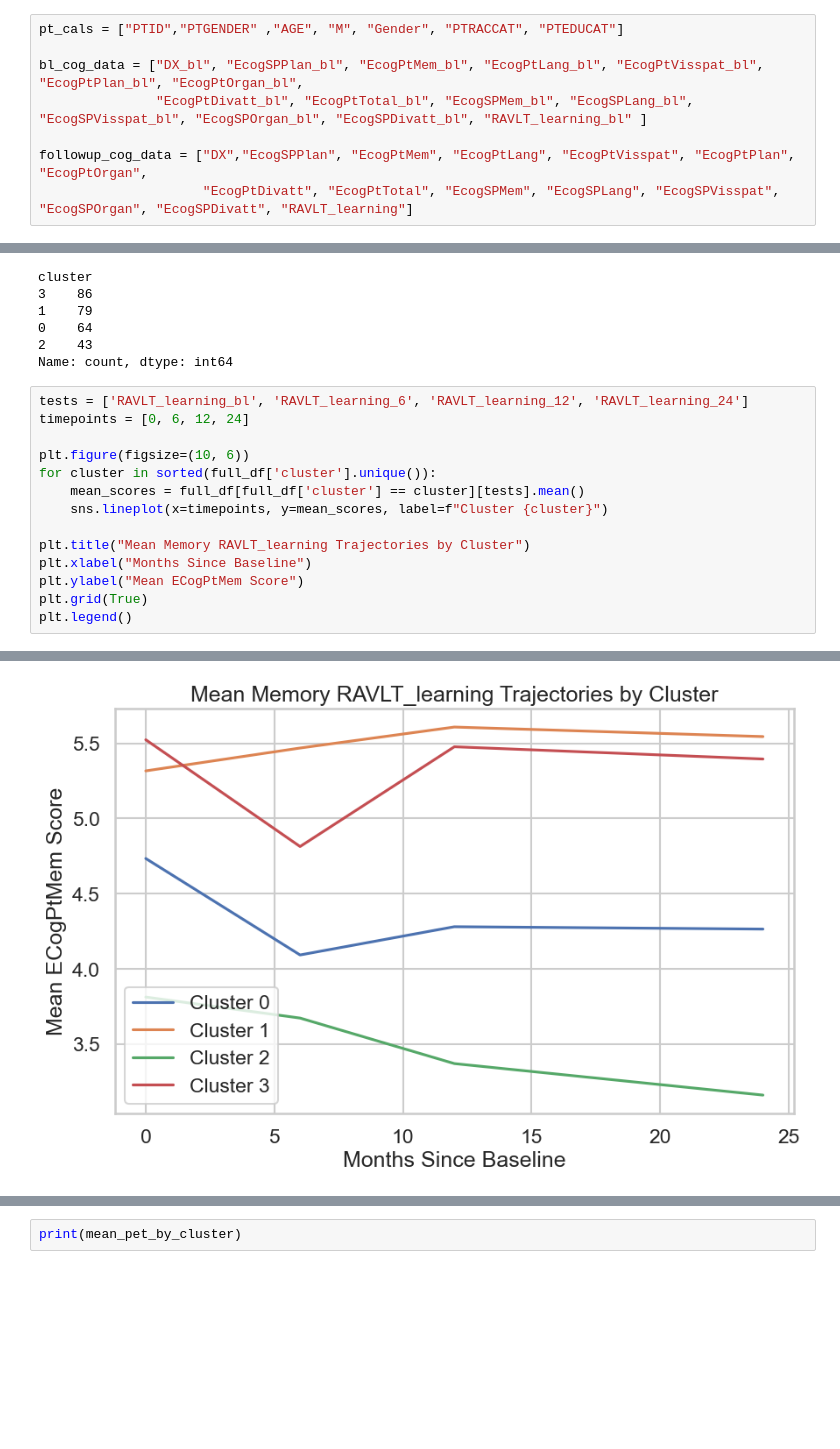
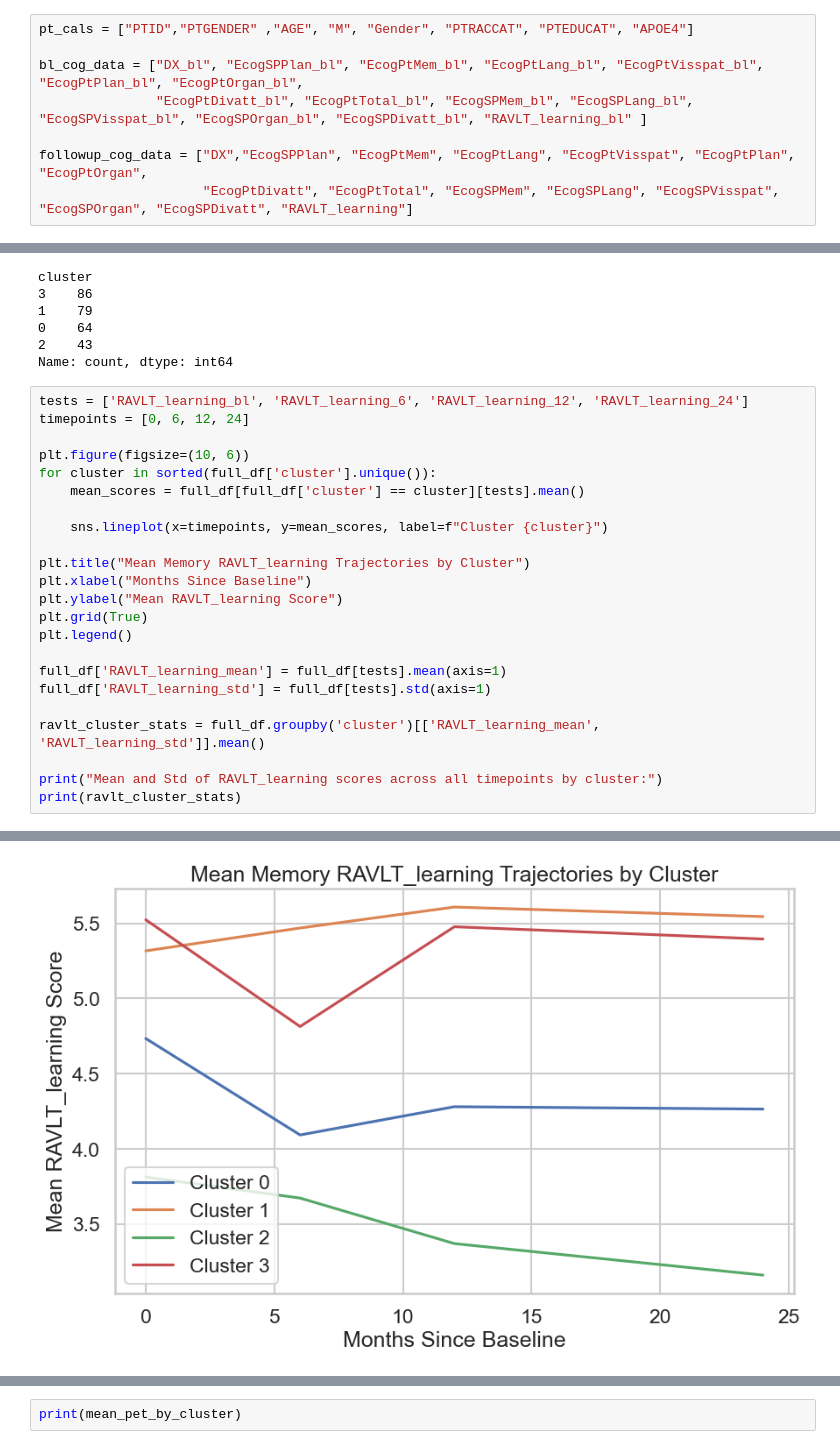
Before and after one commit to Aquila69420/adni-ml, a Jupyter notebook: cognitive_decline.ipynb, the cells around one changed output, grey strips where cells are left out. Cells and saved outputs as stored; diff of their text form; blank space fills up the shorter version.

```diff
--- a/cognitive_decline.ipynb
+++ b/cognitive_decline.ipynb
@@ -136,7 +135,7 @@ We want to include domain specific cognitive test scores and not just total comp
 12. EcogSPOrgan
 13. EcogSPDivatt
 # %%
-pt_cals = ["PTID","PTGENDER" ,"AGE", "M", "Gender", "PTRACCAT", "PTEDUCAT"]
+pt_cals = ["PTID","PTGENDER" ,"AGE", "M", "Gender", "PTRACCAT", "PTEDUCAT", "APOE4"]
 
 bl_cog_data = ["DX_bl", "EcogSPPlan_bl", "EcogPtMem_bl", "EcogPtLang_bl", "EcogPtVisspat_bl", "EcogPtPlan_bl", "EcogPtOrgan_bl",
                "EcogPtDivatt_bl", "EcogPtTotal_bl", "EcogSPMem_bl", "EcogSPLang_bl", "EcogSPVisspat_bl", "EcogSPOrgan_bl", "EcogSPDivatt_bl", "RAVLT_learning_bl" ]
@@ -602,11 +580,20 @@ timepoints = [0, 6, 12, 24]
 plt.figure(figsize=(10, 6))
 for cluster in sorted(full_df['cluster'].unique()):
     mean_scores = full_df[full_df['cluster'] == cluster][tests].mean()
+
     sns.lineplot(x=timepoints, y=mean_scores, label=f"Cluster {cluster}")
 
 plt.title("Mean Memory RAVLT_learning Trajectories by Cluster")
 plt.xlabel("Months Since Baseline")
-plt.ylabel("Mean ECogPtMem Score")
+plt.ylabel("Mean RAVLT_learning Score")
 plt.grid(True)
 plt.legend()
+
+full_df['RAVLT_learning_mean'] = full_df[tests].mean(axis=1)
+full_df['RAVLT_learning_std'] = full_df[tests].std(axis=1)
+
+ravlt_cluster_stats = full_df.groupby('cluster')[['RAVLT_learning_mean', 'RAVLT_learning_std']].mean()
+
+print("Mean and Std of RAVLT_learning scores across all timepoints by cluster:")
+print(ravlt_cluster_stats)
 # %% [output]
@@ -614,4 +607,4 @@ plt.legend()
-[figure, old version]
+[figure, new version]
 # %%
 sns.boxplot(data=full_df, x='cluster', y='RAVLT_learning_LR')
 plt.title("Memory Decline Slope by Cluster")
```
Also changed, not shown: parts of 42 cells of this notebook, 23 other files.
